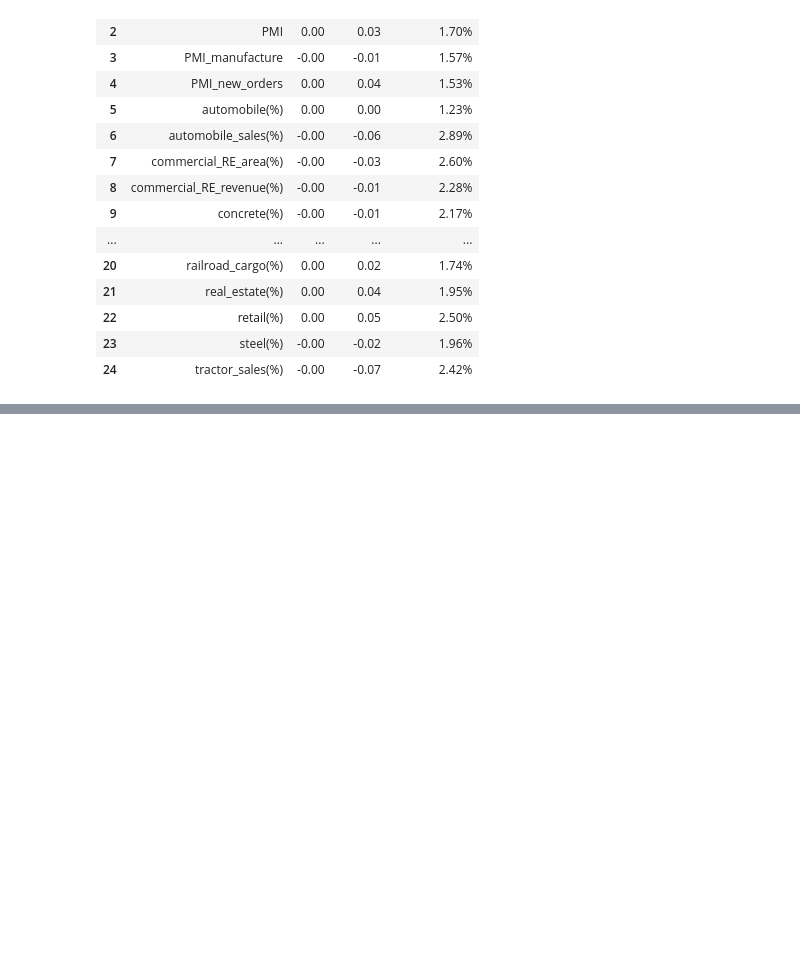
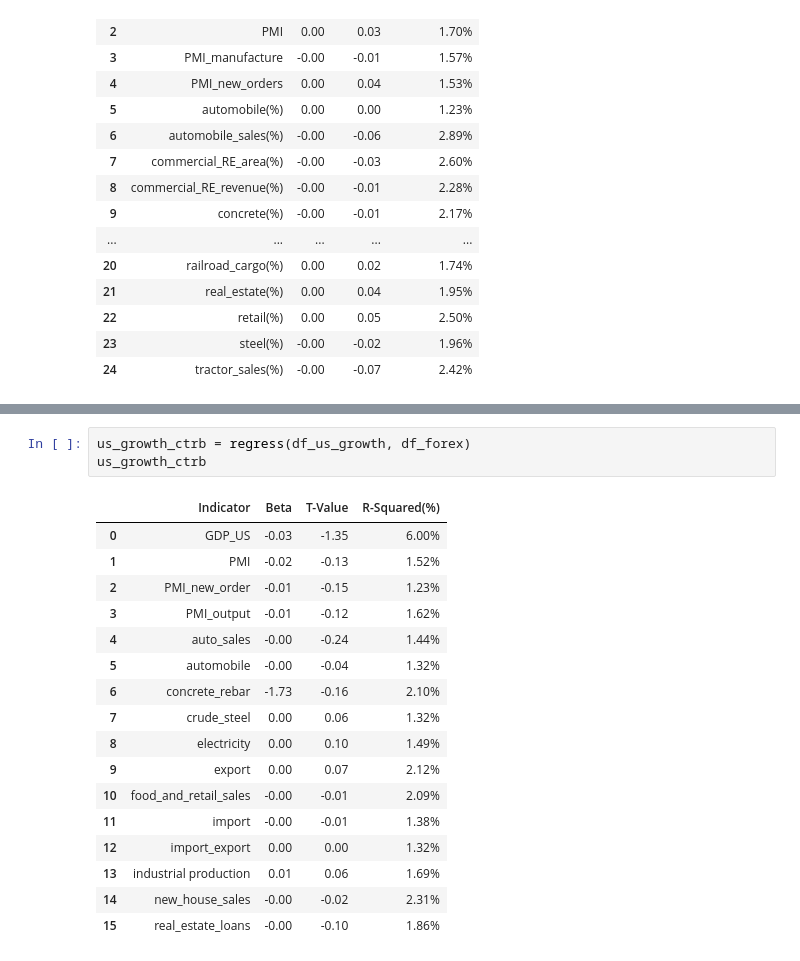
Before and after one commit to miaxiaozl/forex-project, a Jupyter notebook: notebooks/01_data_collection.ipynb, the cells around one changed output, grey strips where cells are left out. Cells and saved outputs as stored; diff of their text form; blank space fills up the shorter version.

```diff
--- a/notebooks/01_data_collection.ipynb
+++ b/notebooks/01_data_collection.ipynb
@@ -237,0 +276,21 @@ china_growth_ctrb
+# %%
+us_growth_ctrb = regress(df_us_growth, df_forex)
+us_growth_ctrb
+# %% [output]
+|  | Indicator | Beta | T-Value | R-Squared(%) |
+| 0 | GDP_US | -0.03 | -1.35 | 6.00% |
+| 1 | PMI | -0.02 | -0.13 | 1.52% |
+| 2 | PMI_new_order | -0.01 | -0.15 | 1.23% |
+| 3 | PMI_output | -0.01 | -0.12 | 1.62% |
+| 4 | auto_sales | -0.00 | -0.24 | 1.44% |
+| 5 | automobile | -0.00 | -0.04 | 1.32% |
+| 6 | concrete_rebar | -1.73 | -0.16 | 2.10% |
+| 7 | crude_steel | 0.00 | 0.06 | 1.32% |
+| 8 | electricity | 0.00 | 0.10 | 1.49% |
+| 9 | export | 0.00 | 0.07 | 2.12% |
+| 10 | food_and_retail_sales | -0.00 | -0.01 | 2.09% |
+| 11 | import | -0.00 | -0.01 | 1.38% |
+| 12 | import_export | 0.00 | 0.00 | 1.32% |
+| 13 | industrial production | 0.01 | 0.06 | 1.69% |
+| 14 | new_house_sales | -0.00 | -0.02 | 2.31% |
+| 15 | real_estate_loans | -0.00 | -0.10 | 1.86% |
```
Also changed, not shown: parts of 6 cells of this notebook.
